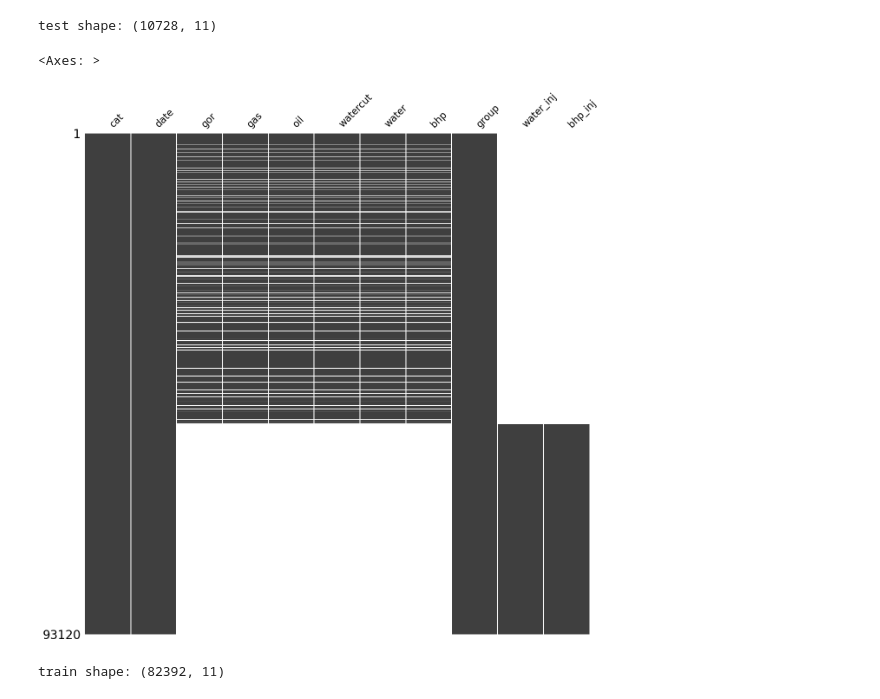
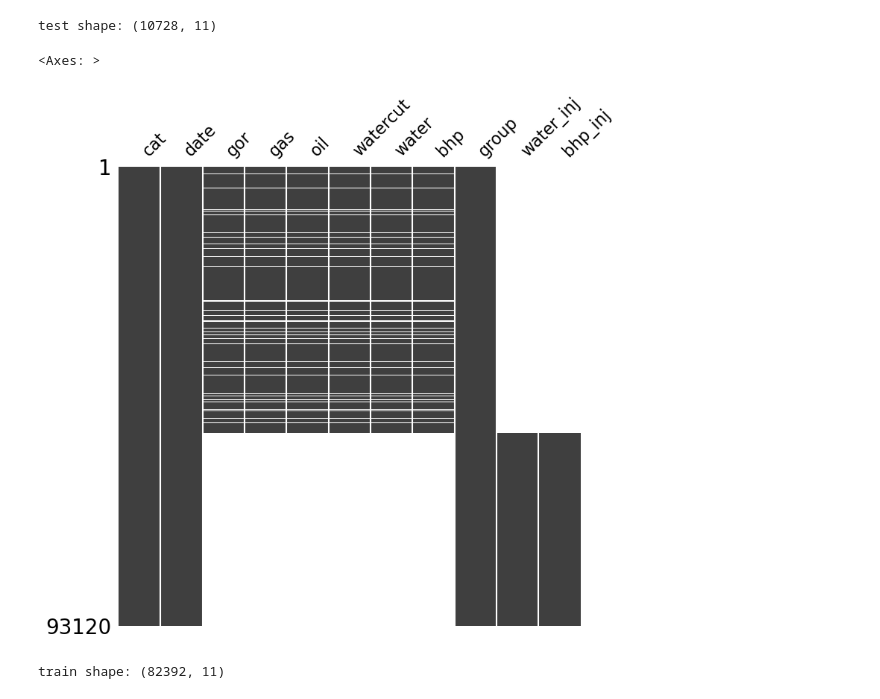
Before and after one commit to kalachinartyom/RL-in-time-series, a Jupyter notebook: notebooks/1.0-kalachin-make-costa-dataset.ipynb, the cells around one changed output. Drawn from its saved outputs; the diff is of its cells as text; code cells hidden in the pictures.

Commit message:
Modified COSTA and Volve notobooks

```diff
--- a/notebooks/1.0-kalachin-make-costa-dataset.ipynb
+++ b/notebooks/1.0-kalachin-make-costa-dataset.ipynb
@@ -11,7 +11,7 @@ pd.set_option("display.max_columns", None)
 # %%
 ### create coords dataframe
 
-path = "data/raw/COSTA well_heads.csv"
+path = "../data/raw/COSTA well_heads.csv"
 data = pd.read_csv(path)
 print(data.shape)
 
@@ -37,7 +37,7 @@ data.head()
 # %%
 ### create coords dataframe
 
-path = "data/raw/COSTA Well Heads.prn"
+path = "../data/raw/COSTA Well Heads.prn"
 data1 = pd.read_csv(path, sep="\s+")
 print(data1.shape)
 
@@ -81,7 +81,7 @@ df.head()
 # %%
 ### load appraisal well data
 
-path = "data/raw/COSTA Synthetic Production Monthly.xlsx"
+path = "../data/raw/COSTA Synthetic Production Monthly.xlsx"
 
 data = pd.DataFrame()
 
@@ -185,10 +185,10 @@ test shape: (10728, 11)
 for col in ["gor", "gas", "oil", "watercut", "water", "bhp"]:
     data[col] = np.where(data["date"] < "2048-02-01", data[col], np.nan)
 # %%
-msno.matrix(data, sparkline=False, figsize=(15, 15))
+msno.matrix(data, sparkline=False, figsize=(8, 8))
 # %% [output]
 <Axes: >
-[figure, old version]
+[figure, new version]
 # %%
 train = data[data["date"] < "2048-02-01"].copy()
 print("train shape:", train.shape)
```
Also changed, not shown: parts of 6 cells of this notebook, 1 other file.
